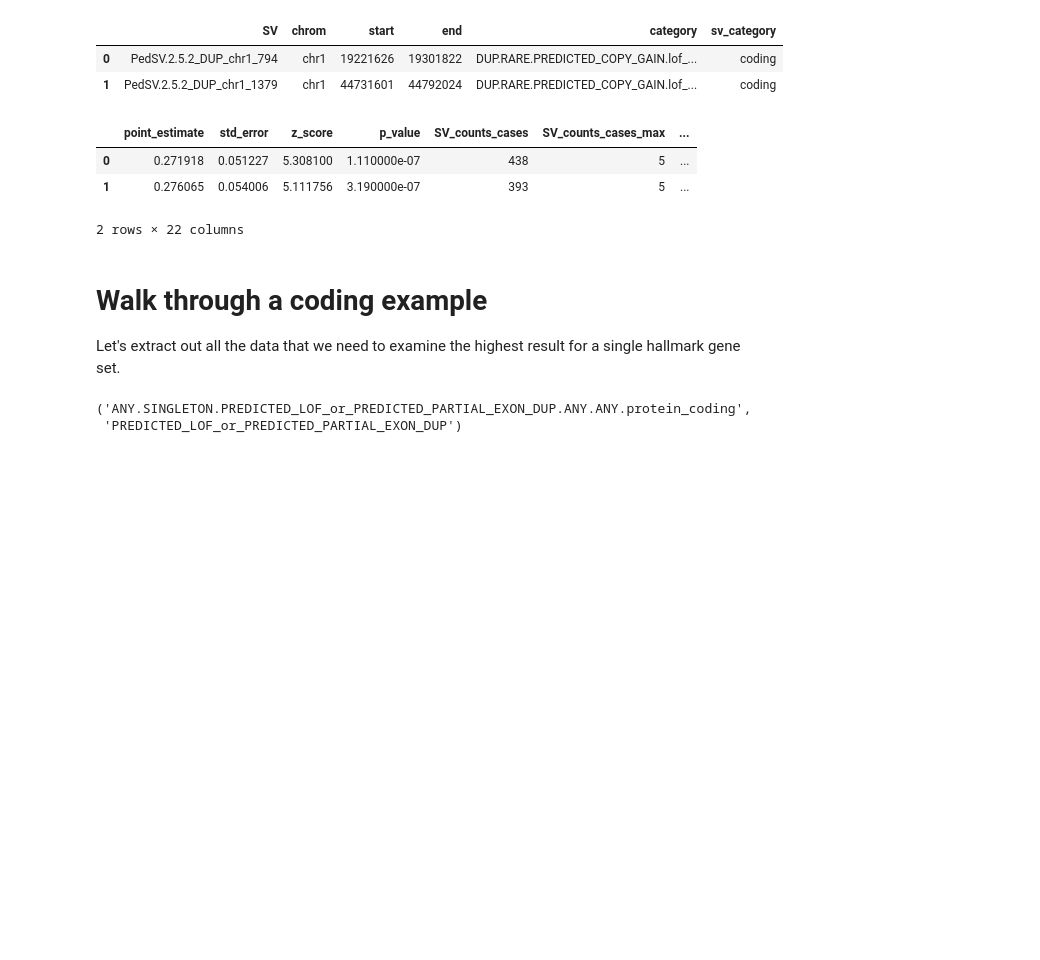
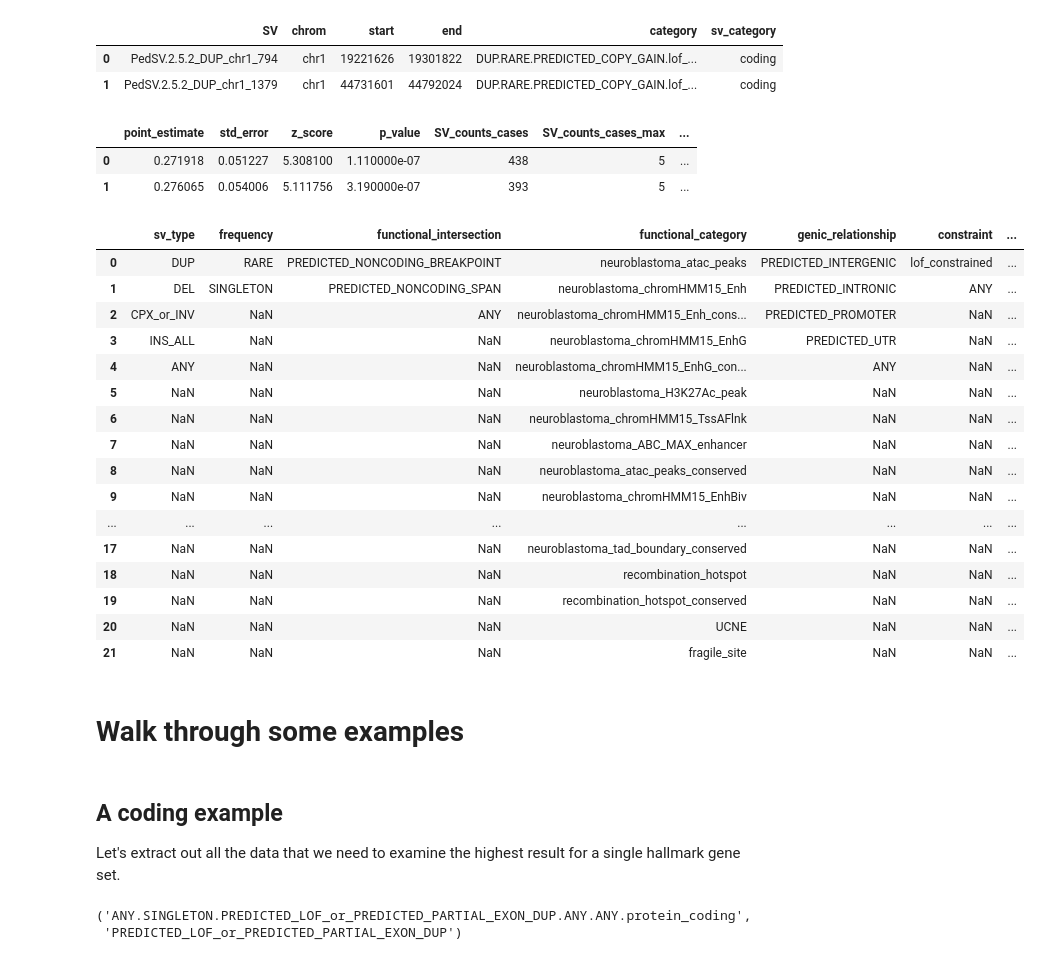
Before and after one commit to vanallenlab/ped_germline_SV, a Jupyter notebook: jett_analysis/pgsvs-cwas-gene-set-enrichment.ipynb, the cells around one changed output. Cells and saved outputs as stored; diff of their text form; code cells hidden in the pictures; blank space fills up the shorter version.

```diff
--- a/jett_analysis/pgsvs-cwas-gene-set-enrichment.ipynb
+++ b/jett_analysis/pgsvs-cwas-gene-set-enrichment.ipynb
@@ -4,10 +4,14 @@ import pandas as pd
 import numpy as np
 import scipy
 
+pd.set_option('display.max_columns', None)
+pd.set_option('display.max_rows', 100)
+
 import re
 from gseapy import Biomart
 
 import matplotlib.pyplot as plt
+import seaborn as sns
 from scripts import aesthetics
 
 aesthetics.activate_paper_rcParams()
@@ -147,7 +152,6 @@ nbl_framework_results.head(2)
 |  | point_estimate | std_error | z_score | p_value | SV_counts_cases | SV_counts_cases_max | ... |
 | 0 | 0.271918 | 0.051227 | 5.308100 | 1.110000e-07 | 438 | 5 | ... |
 | 1 | 0.276065 | 0.054006 | 5.111756 | 3.190000e-07 | 393 | 5 | ... |
-2 rows × 22 columns
 # %%
 nbl_coding_framework = pd.read_csv(
     "data/CWAS data for Jett/CWAS frameworks/CWAS_categories_neuroblastoma_coding_8_17_23.txt",
@@ -158,8 +162,30 @@ nbl_noncoding_framework = pd.read_csv(
     "data/CWAS data for Jett/CWAS frameworks/CWAS_rare_categories_neuroblastoma_noncoding_10_2_23.txt",
     sep="\t",
 )
+# %%
+nbl_noncoding_framework
+# %% [output]
+|  | sv_type | frequency | functional_intersection | functional_category | genic_relationship | constraint | ... |
+| 0 | DUP | RARE | PREDICTED_NONCODING_BREAKPOINT | neuroblastoma_atac_peaks | PREDICTED_INTERGENIC | lof_constrained | ... |
+| 1 | DEL | SINGLETON | PREDICTED_NONCODING_SPAN | neuroblastoma_chromHMM15_Enh | PREDICTED_INTRONIC | ANY | ... |
+| 2 | CPX_or_INV | NaN | ANY | neuroblastoma_chromHMM15_Enh_cons... | PREDICTED_PROMOTER | NaN | ... |
+| 3 | INS_ALL | NaN | NaN | neuroblastoma_chromHMM15_EnhG | PREDICTED_UTR | NaN | ... |
+| 4 | ANY | NaN | NaN | neuroblastoma_chromHMM15_EnhG_con... | ANY | NaN | ... |
+| 5 | NaN | NaN | NaN | neuroblastoma_H3K27Ac_peak | NaN | NaN | ... |
+| 6 | NaN | NaN | NaN | neuroblastoma_chromHMM15_TssAFlnk | NaN | NaN | ... |
+| 7 | NaN | NaN | NaN | neuroblastoma_ABC_MAX_enhancer | NaN | NaN | ... |
+| 8 | NaN | NaN | NaN | neuroblastoma_atac_peaks_conserved | NaN | NaN | ... |
+| 9 | NaN | NaN | NaN | neuroblastoma_chromHMM15_EnhBiv | NaN | NaN | ... |
+| ... | ... | ... | ... | ... | ... | ... | ... |
+| 17 | NaN | NaN | NaN | neuroblastoma_tad_boundary_conserved | NaN | NaN | ... |
+| 18 | NaN | NaN | NaN | recombination_hotspot | NaN | NaN | ... |
+| 19 | NaN | NaN | NaN | recombination_hotspot_conserved | NaN | NaN | ... |
+| 20 | NaN | NaN | NaN | UCNE | NaN | NaN | ... |
+| 21 | NaN | NaN | NaN | fragile_site | NaN | NaN | ... |
+# %% [markdown]
+# Walk through some examples
 # %% [markdown]
-# Walk through a coding example
+## A coding example
 
 Let's extract out all the data that we need to examine the highest result for a single hallmark gene set.
 # %%
```
Also changed, not shown: parts of 129 cells of this notebook, 9 other files.
